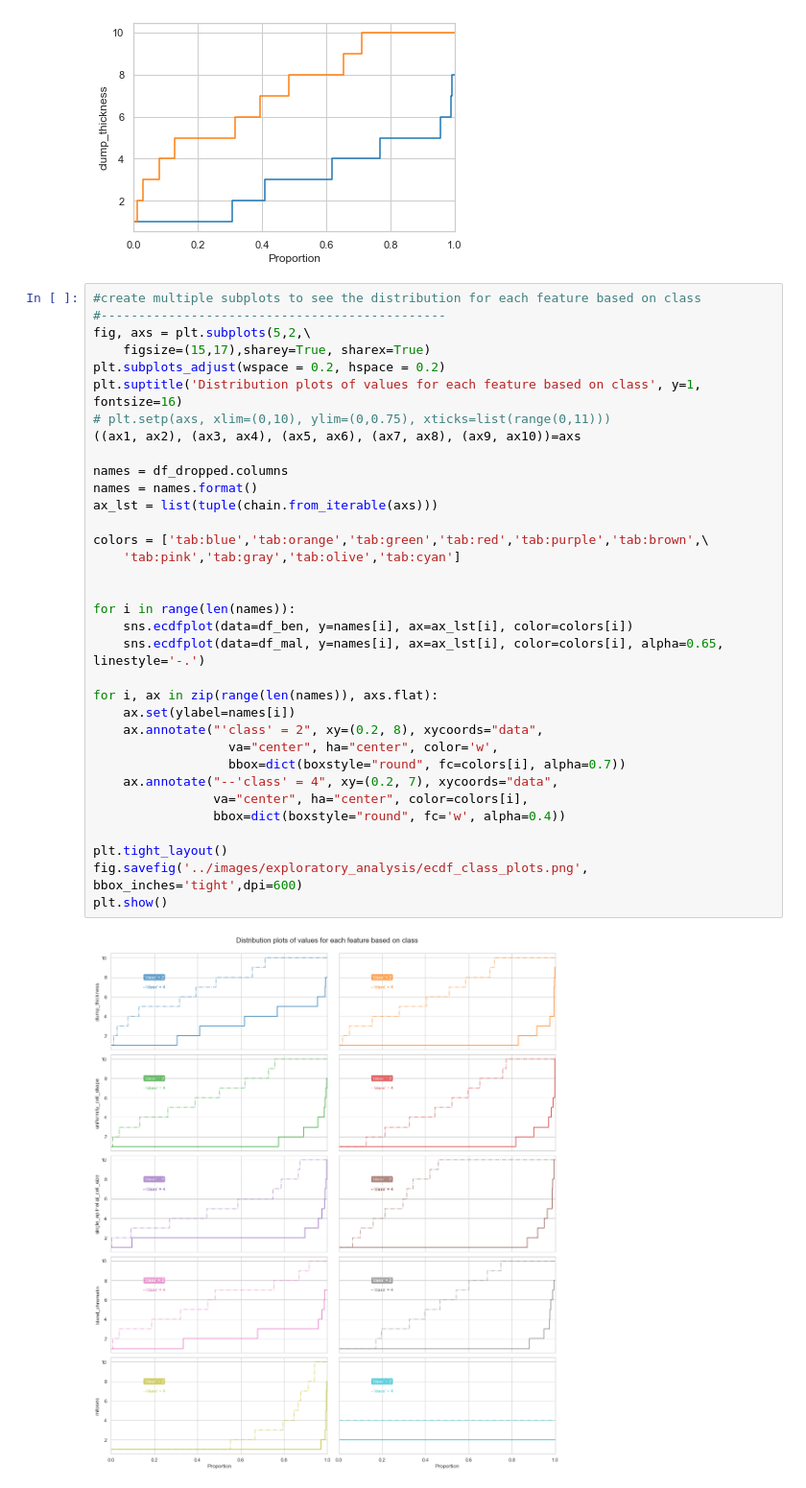
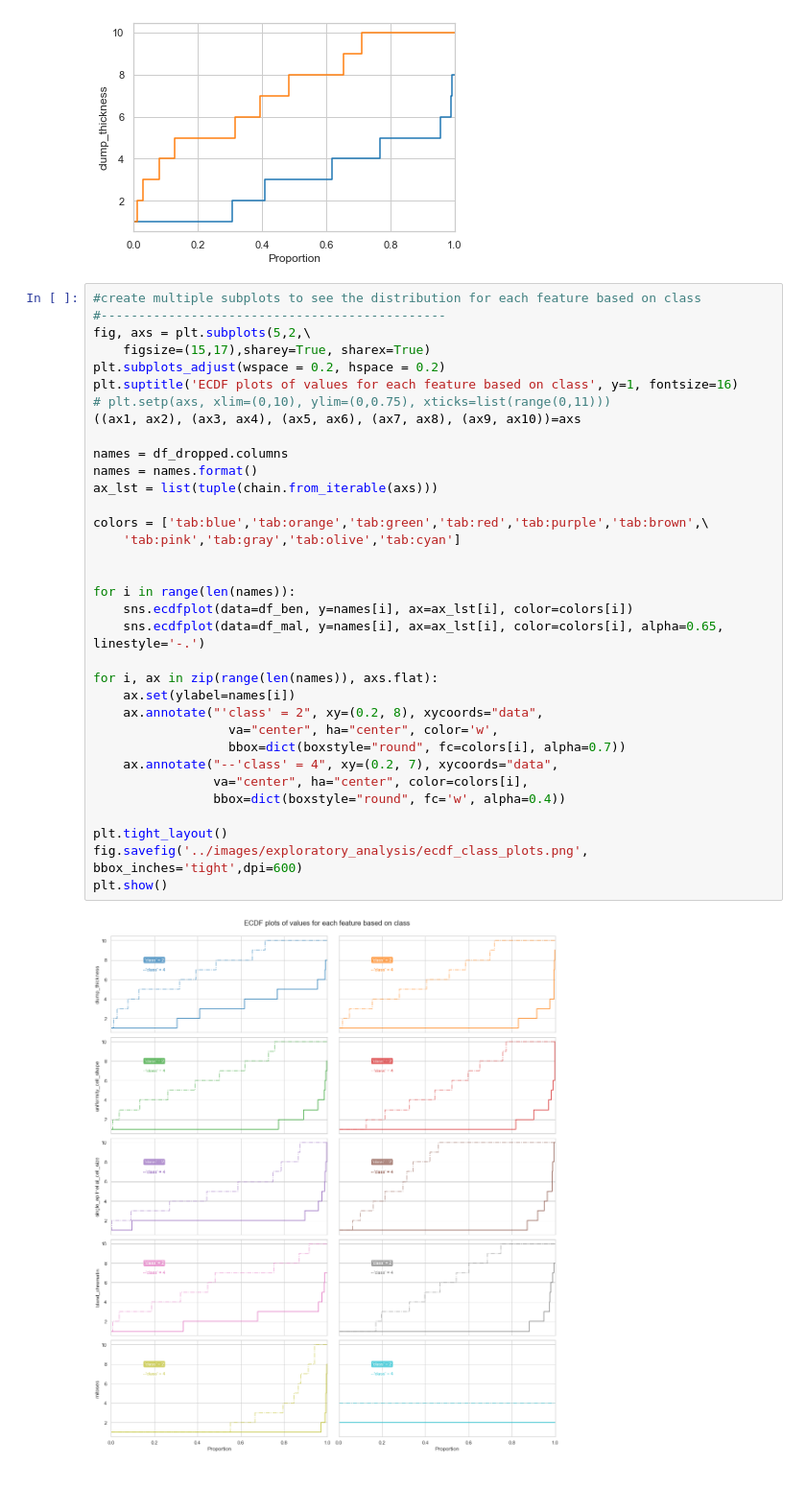
Before and after one commit to rromang/breast_cancer_classification, a Jupyter notebook: notebooks/initial.ipynb, the cells around one changed output. Shown at 96% size. Saved outputs shown, nothing was run; the diff lists cells and outputs as text.

```diff
--- a/notebooks/initial.ipynb
+++ b/notebooks/initial.ipynb
@@ -844,33 +844,33 @@ sns.ecdfplot(data=df_mal, y="clump_thickness")
 fig, axs = plt.subplots(5,2,\
     figsize=(15,17),sharey=True, sharex=True)
 plt.subplots_adjust(wspace = 0.2, hspace = 0.2)
-plt.suptitle('Distribution plots of values for each feature based on class', y=1, fontsize=16)
+plt.suptitle('ECDF plots of values for each feature based on class', y=1, fontsize=16)
 # plt.setp(axs, xlim=(0,10), ylim=(0,0.75), xticks=list(range(0,11)))
 ((ax1, ax2), (ax3, ax4), (ax5, ax6), (ax7, ax8), (ax9, ax10))=axs
 
 names = df_dropped.columns
 names = names.format()
 ax_lst = list(tuple(chain.from_iterable(axs)))
 
 colors = ['tab:blue','tab:orange','tab:green','tab:red','tab:purple','tab:brown',\
     'tab:pink','tab:gray','tab:olive','tab:cyan']
 
 
 for i in range(len(names)):
     sns.ecdfplot(data=df_ben, y=names[i], ax=ax_lst[i], color=colors[i])
     sns.ecdfplot(data=df_mal, y=names[i], ax=ax_lst[i], color=colors[i], alpha=0.65, linestyle='-.')
 
 for i, ax in zip(range(len(names)), axs.flat):
     ax.set(ylabel=names[i])
     ax.annotate("'class' = 2", xy=(0.2, 8), xycoords="data",
                   va="center", ha="center", color='w',
                   bbox=dict(boxstyle="round", fc=colors[i], alpha=0.7))
     ax.annotate("--'class' = 4", xy=(0.2, 7), xycoords="data",
                 va="center", ha="center", color=colors[i],
                 bbox=dict(boxstyle="round", fc='w', alpha=0.4))
 
 plt.tight_layout()
 fig.savefig('../images/exploratory_analysis/ecdf_class_plots.png', bbox_inches='tight',dpi=600)
 plt.show()
 # %% [output]
-[figure, old version]
+[figure, new version]
```
